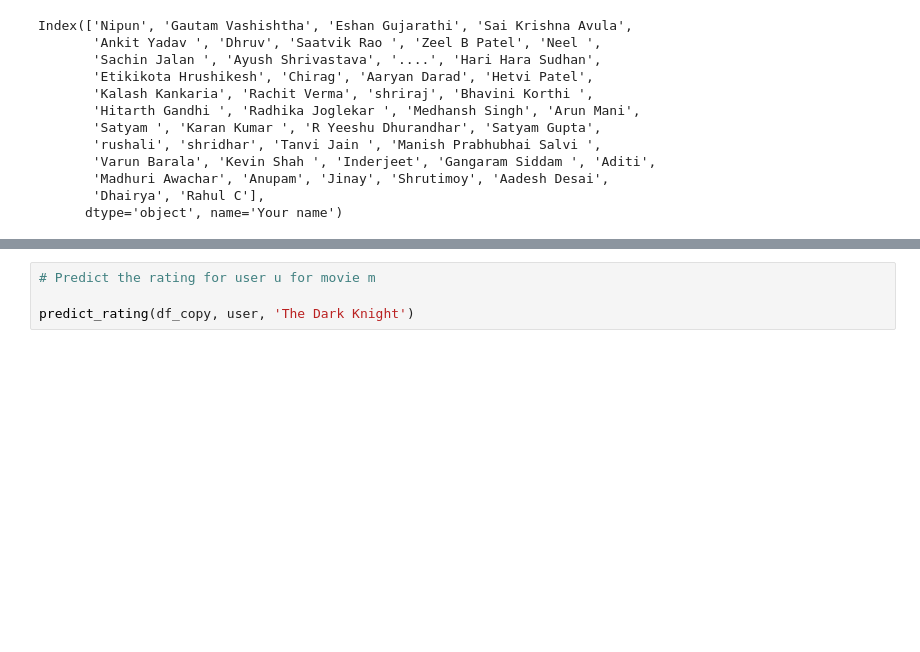
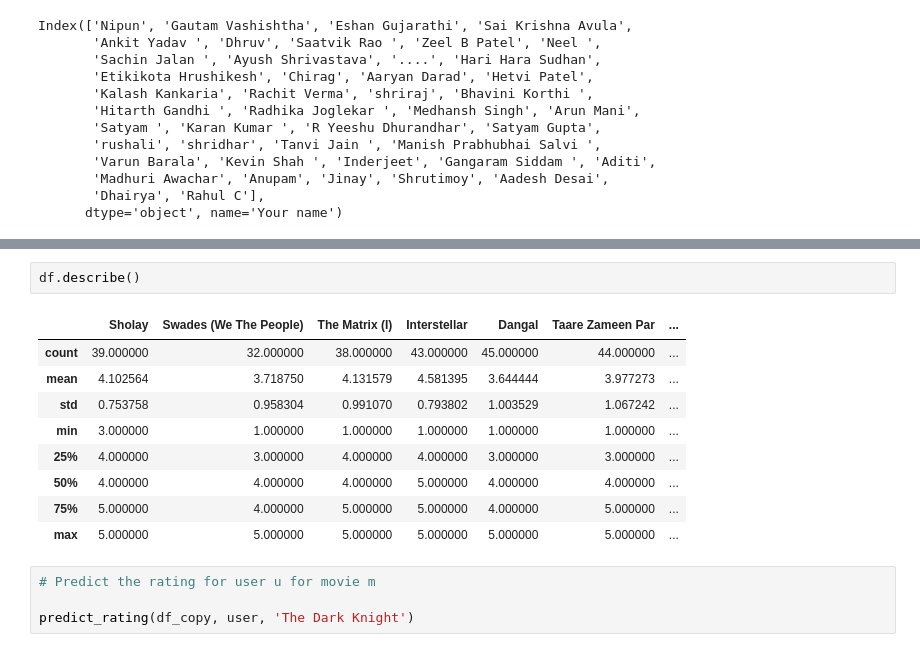
Before and after one commit to nipunbatra/ml2023, a Jupyter notebook: notebooks/posts/movie-recommendation-knn.ipynb, the cells around one changed output, grey strips where cells are left out. Cells and saved outputs as stored; diff of their text form; blank space fills up the shorter version.

```diff
--- a/notebooks/posts/movie-recommendation-knn.ipynb
+++ b/notebooks/posts/movie-recommendation-knn.ipynb
@@ -296,3 +307,15 @@ show_neighbors(df_copy, user, 5)
+# %%
+df.describe()
+# %% [output]
+|  | Sholay | Swades (We The People) | The Matrix (I) | Interstellar | Dangal | Taare Zameen Par | ... |
+| count | 39.000000 | 32.000000 | 38.000000 | 43.000000 | 45.000000 | 44.000000 | ... |
+| mean | 4.102564 | 3.718750 | 4.131579 | 4.581395 | 3.644444 | 3.977273 | ... |
+| std | 0.753758 | 0.958304 | 0.991070 | 0.793802 | 1.003529 | 1.067242 | ... |
+| min | 3.000000 | 1.000000 | 1.000000 | 1.000000 | 1.000000 | 1.000000 | ... |
+| 25% | 4.000000 | 3.000000 | 4.000000 | 4.000000 | 3.000000 | 3.000000 | ... |
+| 50% | 4.000000 | 4.000000 | 4.000000 | 5.000000 | 4.000000 | 4.000000 | ... |
+| 75% | 5.000000 | 4.000000 | 5.000000 | 5.000000 | 4.000000 | 5.000000 | ... |
+| max | 5.000000 | 5.000000 | 5.000000 | 5.000000 | 5.000000 | 5.000000 | ... |
 # %%
 # Predict the rating for user u for movie m
 
```
Also changed, not shown: parts of 28 cells of this notebook, 1 other file.
